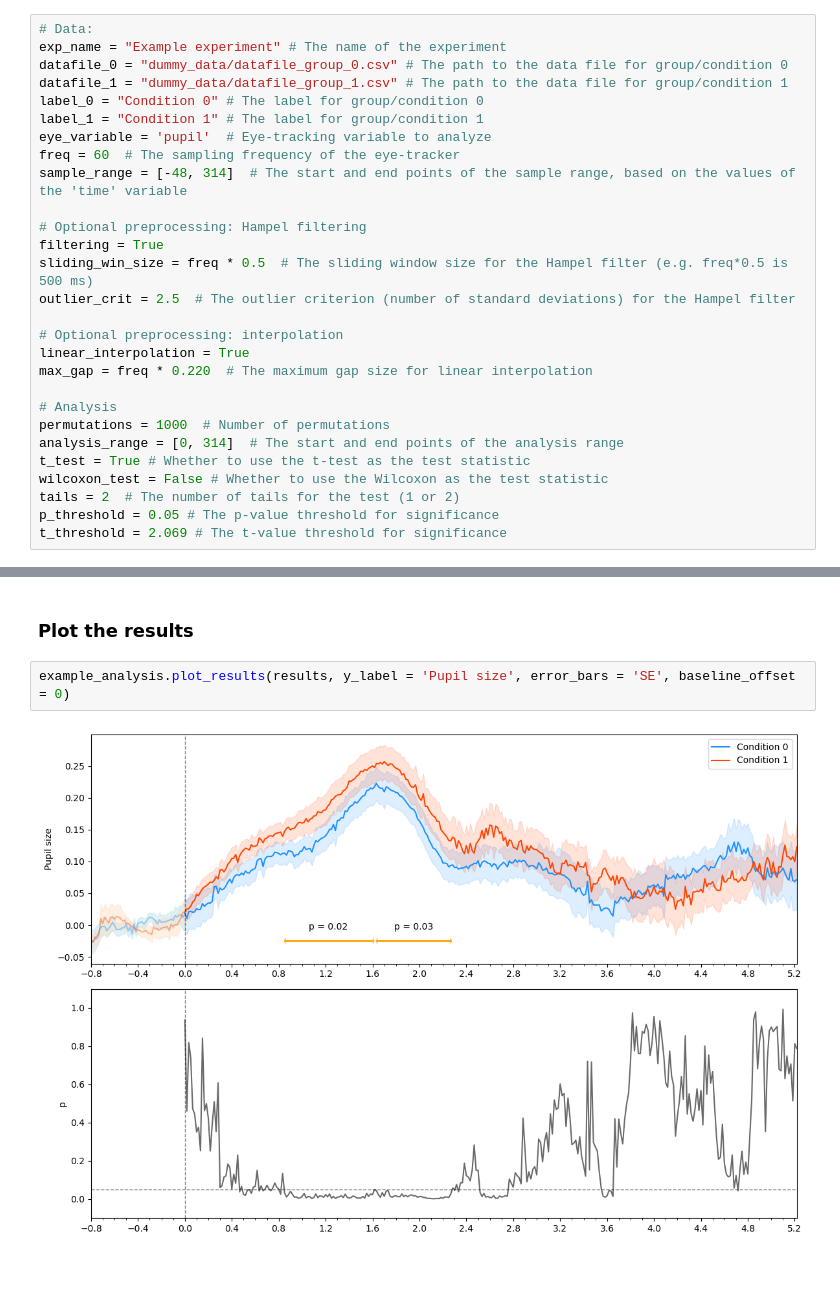
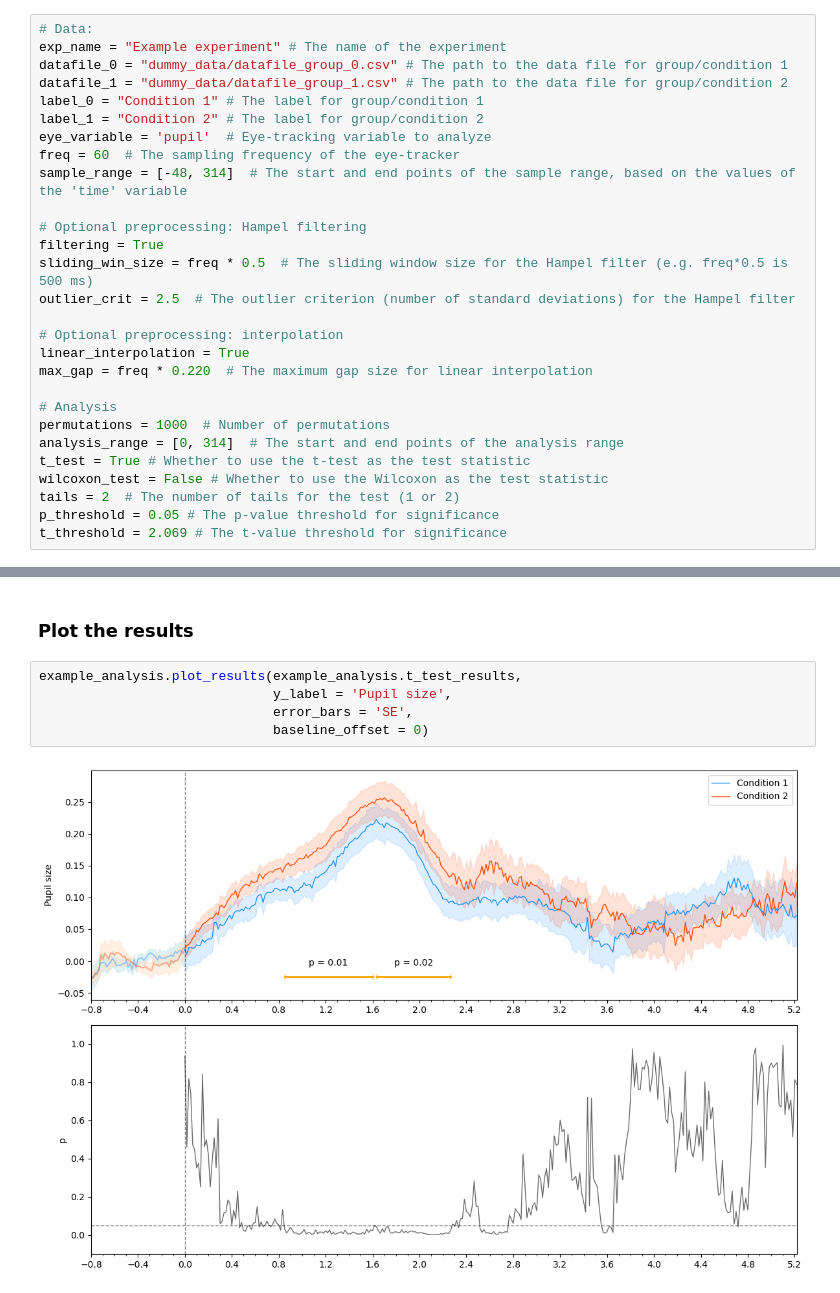
Before and after one commit to balintv/eyedata-permutation-analysis, a Jupyter notebook: example.ipynb, the cells around one changed output, grey strips where cells are left out. Drawn from its saved outputs; the diff is of its cells as text.

Commit message:
example notebook updated

```diff
--- a/example.ipynb
+++ b/example.ipynb
@@ -25,10 +22,10 @@ __Important__: the script expects standard, comma-separated .csv files for each
 # %%
 # Data:
 exp_name = "Example experiment" # The name of the experiment
-datafile_0 = "dummy_data/datafile_group_0.csv" # The path to the data file for group/condition 0
-datafile_1 = "dummy_data/datafile_group_1.csv" # The path to the data file for group/condition 1
-label_0 = "Condition 0" # The label for group/condition 0
-label_1 = "Condition 1" # The label for group/condition 1
+datafile_0 = "dummy_data/datafile_group_0.csv" # The path to the data file for group/condition 1
+datafile_1 = "dummy_data/datafile_group_1.csv" # The path to the data file for group/condition 2
+label_0 = "Condition 1" # The label for group/condition 1
+label_1 = "Condition 2" # The label for group/condition 2
 eye_variable = 'pupil'  # Eye-tracking variable to analyze
 freq = 60  # The sampling frequency of the eye-tracker
 sample_range = [-48, 314]  # The start and end points of the sample range, based on the values of the 'time' variable
@@ -76,6 +65,9 @@ Masses: [11.40865127663514, 125.78907288914559, 107.81194691799224, 40.789478042
 # %% [markdown]
 ### Plot the results
 # %%
-example_analysis.plot_results(results, y_label = 'Pupil size', error_bars = 'SE', baseline_offset = 0)
+example_analysis.plot_results(example_analysis.t_test_results,
+                              y_label = 'Pupil size',
+                              error_bars = 'SE',
+                              baseline_offset = 0)
 # %% [output]
-[figure, old version]
+[figure, new version]
```
Also changed, not shown: parts of 13 cells of this notebook, 1 other file.
